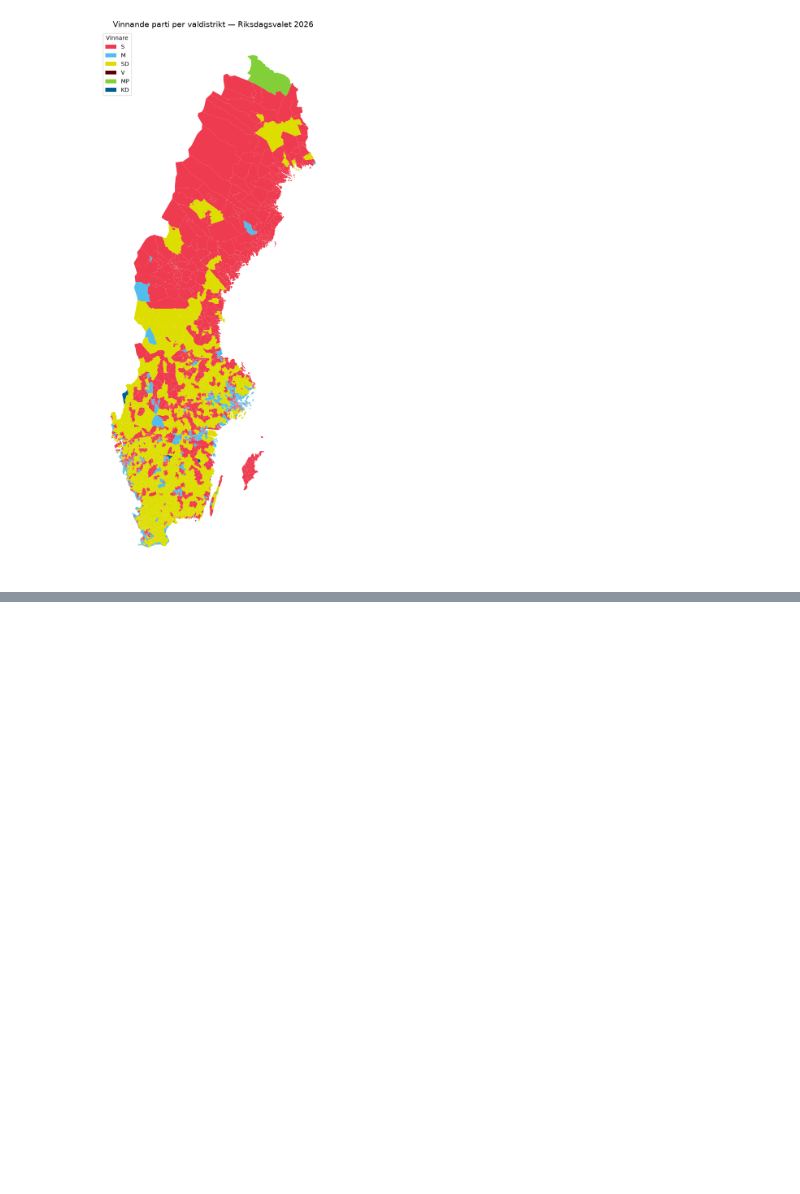
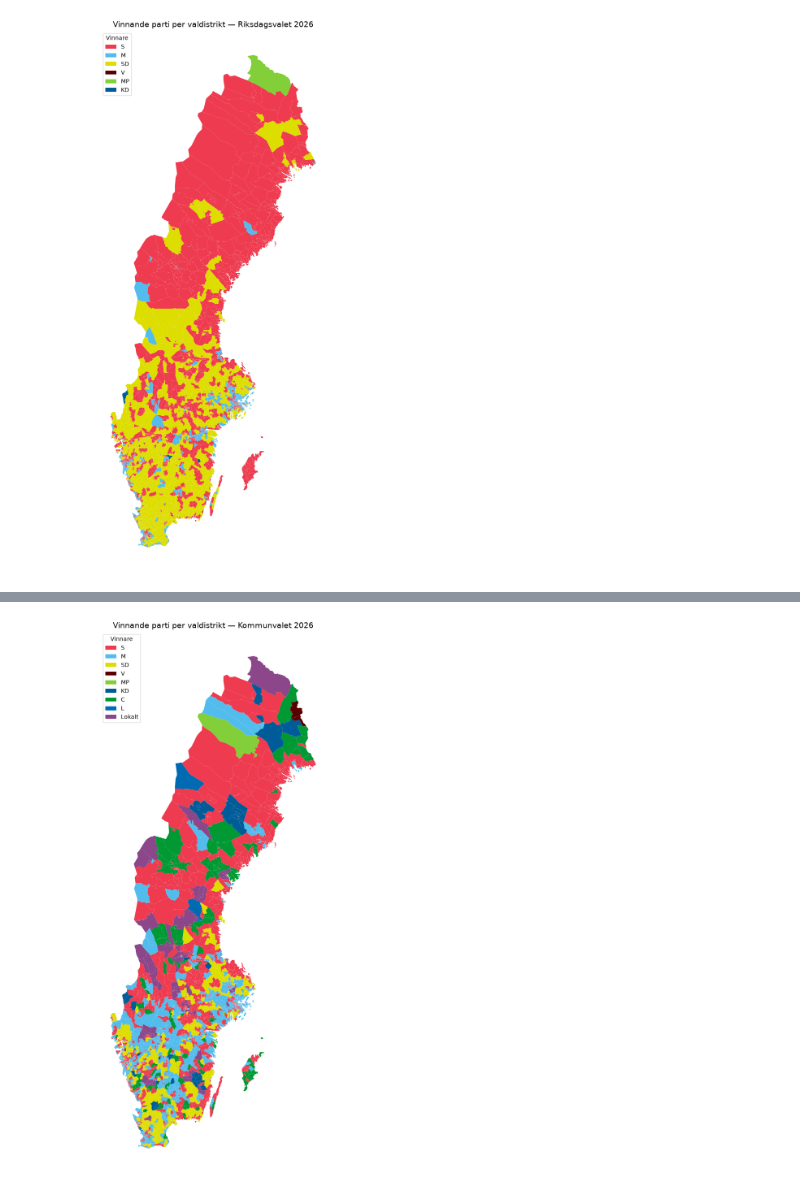
Before and after one commit to sven-0414/py-ai-lab, a Jupyter notebook: data_analysis/egen_lab.ipynb, the cells around one changed output, grey strips where cells are left out. Saved outputs shown, nothing was run; the diff lists cells and outputs as text; code cells hidden in the pictures; blank space fills up the shorter version.

Commit message:
Karta över kommunvalet och valdeltagandet i riksdagsvalet sam tabeller över småpartiers starka fästen

```diff
--- a/data_analysis/egen_lab.ipynb
+++ b/data_analysis/egen_lab.ipynb
@@ -949,0 +1013,20 @@ plt.show()
+# %%
+# Vinnare över alla partier (exklusive summeringskategorier)
+inte_parti = kategorier  # samma lista som förut: Summa, Valdeltagande osv
+
+alla_partier = kommun_roster[~kommun_roster['Parti/kategori'].isin(inte_parti)]
+
+vinnare_alla = (
+    alla_partier
+    .loc[alla_partier.groupby('Valdistriktskod')['Röster'].idxmax()]
+    [['Valdistriktskod', 'Parti/kategori', 'Röster']]
+    .rename(columns={'Parti/kategori': 'Vinnare'})
+)
+
+# Kategorisera: riksparti eller lokalt
+vinnare_alla['Kategori'] = vinnare_alla['Vinnare'].where(
+    vinnare_alla['Vinnare'].isin(rikspartier),
+    'Lokalt parti'
+)
+
+print(vinnare_alla['Kategori'].value_counts())
@@ -949,0 +1045,53 @@ plt.show()
+# %%
+partifärger_k = {
+    'Arbetarepartiet-Socialdemokraterna': '#EE3B4F',
+    'Moderaterna': '#52BDEC',
+    'Sverigedemokraterna': '#DDDD00',
+    'Vänsterpartiet': '#5A0000',
+    'Miljöpartiet de gröna': '#83CF39',
+    'Kristdemokraterna': '#005B99',
+    'Centerpartiet': '#009933',
+    'Liberalerna (tidigare Folkpartiet)': '#006AB3',
+    'Lokalt parti': '#8B4789',
+}
+
+förkort_k = {
+    'Arbetarepartiet-Socialdemokraterna': 'S',
+    'Moderaterna': 'M',
+    'Sverigedemokraterna': 'SD',
+    'Vänsterpartiet': 'V',
+    'Miljöpartiet de gröna': 'MP',
+    'Kristdemokraterna': 'KD',
+    'Centerpartiet': 'C',
+    'Liberalerna (tidigare Folkpartiet)': 'L',
+    'Lokalt parti': 'Lokalt',
+}
+
+karta_data_k = distrikt_geo.merge(vinnare_alla, on='Valdistriktskod', how='left')
+karta_data_k['färg'] = karta_data_k['Kategori'].map(partifärger_k).fillna('#CCCCCC')
+
+karta_klippt_k = karta_data_k.clip(sverige)
+
+fig, ax = plt.subplots(figsize=(10, 14))
+karta_klippt_k.plot(color=karta_klippt_k['färg'], ax=ax, edgecolor='none')
+ax.set_axis_off()
+ax.set_title('Vinnande parti per valdistrikt — Kommunvalet 2026', fontsize=14)
+
+legend_elements = [
+    Patch(facecolor=partifärger_k[parti], label=förkort_k[parti])
+    for parti in partifärger_k
+    if parti in karta_klippt_k['Kategori'].unique()
+]
+
+ax.legend(
+    handles=legend_elements,
+    loc='upper left',
+    fontsize=10,
+    frameon=True,
+    title='Vinnare',
+)
+
+plt.tight_layout()
+plt.show()
+# %% [output]
+[figure, added]
```
Also changed, not shown: parts of 7 cells of this notebook.
